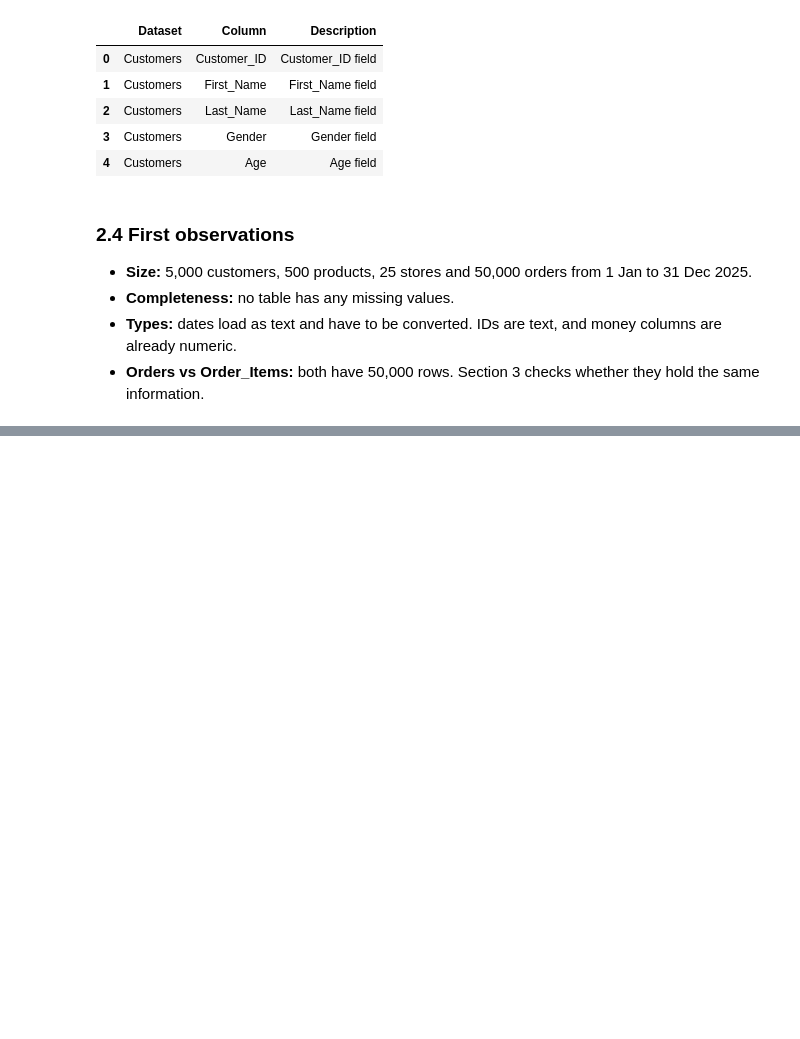
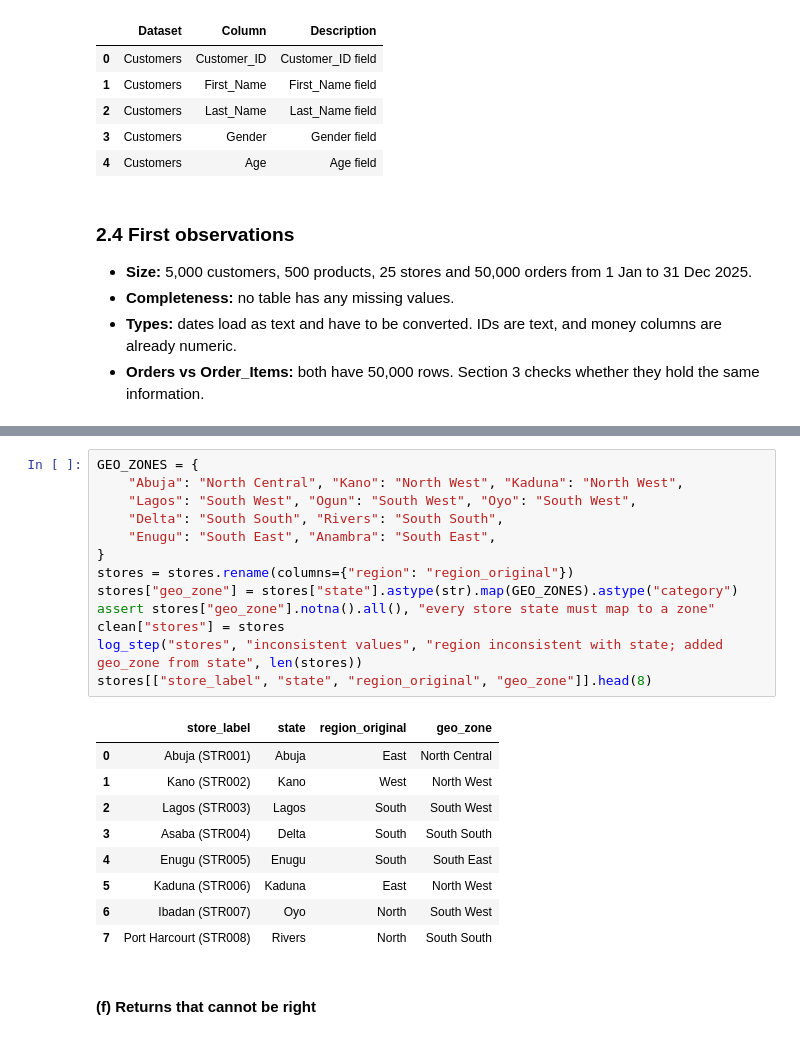
Before and after one commit to Mo-lemi/AnalystLab-Africa-Data-Science, a Jupyter notebook: Week1_DataScience_Project/Week1_EDA.ipynb, the cells around one changed output, grey strips where cells are left out. Saved outputs shown, nothing was run; the diff lists cells and outputs as text; blank space fills up the shorter version.

```diff
--- a/Week1_DataScience_Project/Week1_EDA.ipynb
+++ b/Week1_DataScience_Project/Week1_EDA.ipynb
@@ -236,0 +579,25 @@ Tables missing   : ['Employees', 'Inventory', 'Order_Items', 'Suppliers']
+# %%
+GEO_ZONES = {
+    "Abuja": "North Central", "Kano": "North West", "Kaduna": "North West",
+    "Lagos": "South West", "Ogun": "South West", "Oyo": "South West",
+    "Delta": "South South", "Rivers": "South South",
+    "Enugu": "South East", "Anambra": "South East",
+}
+stores = stores.rename(columns={"region": "region_original"})
+stores["geo_zone"] = stores["state"].astype(str).map(GEO_ZONES).astype("category")
+assert stores["geo_zone"].notna().all(), "every store state must map to a zone"
+clean["stores"] = stores
+log_step("stores", "inconsistent values", "region inconsistent with state; added geo_zone from state", len(stores))
+stores[["store_label", "state", "region_original", "geo_zone"]].head(8)
+# %% [output]
+|  | store_label | state | region_original | geo_zone |
+| 0 | Abuja (STR001) | Abuja | East | North Central |
+| 1 | Kano (STR002) | Kano | West | North West |
+| 2 | Lagos (STR003) | Lagos | South | South West |
+| 3 | Asaba (STR004) | Delta | South | South South |
+| 4 | Enugu (STR005) | Enugu | South | South East |
+| 5 | Kaduna (STR006) | Kaduna | East | North West |
+| 6 | Ibadan (STR007) | Oyo | North | South West |
+| 7 | Port Harcourt (STR008) | Rivers | North | South South |
+# %% [markdown]
+#### (f) Returns that cannot be right
```
Also changed, not shown: parts of 45 cells of this notebook, 10 other files.
